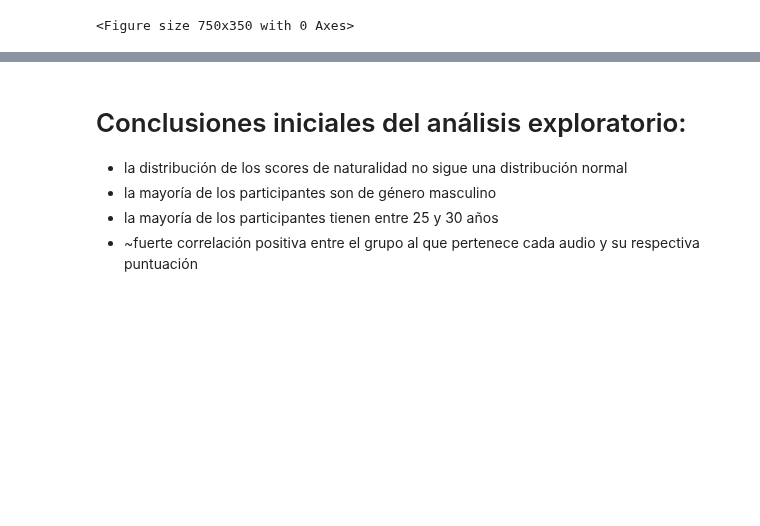
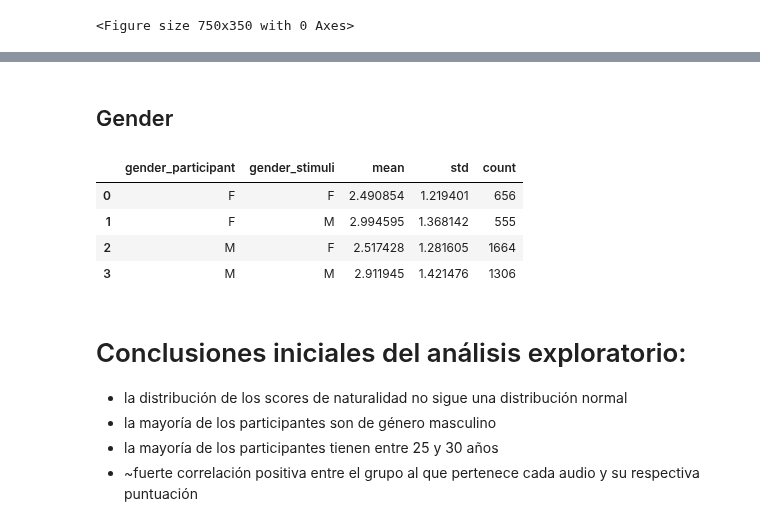
Before and after one commit to asosawelford/tesis, a Jupyter notebook: analysis/exploratory_analysis.ipynb, the cells around one changed output, grey strips where cells are left out. Cells and saved outputs as stored; diff of their text form; code cells hidden in the pictures; blank space fills up the shorter version.

```diff
--- a/analysis/exploratory_analysis.ipynb
+++ b/analysis/exploratory_analysis.ipynb
@@ -537,3 +650,25 @@ Given your dataset involves a continuous rating scale (1 to 5) across different
+# %% [markdown]
+## Gender
+# %%
+import pandas as pd
+
+# Load the data
+df = pd.read_csv('subjective_results_corrected.csv')
+
+# Eliminate responses from participants with "X" or "P" in gender_participant column
+df_filtered = df[~df['gender_participant'].isin(['X', 'P'])]
+
+# Calculate mean and standard deviation of scores
+# Group by gender of participants and gender of stimuli
+grouped_stats = df_filtered.groupby(['gender_participant', 'gender_stimuli'])['score'].agg(['mean', 'std', 'count']).reset_index()
+
+grouped_stats
+# %% [output]
+|  | gender_participant | gender_stimuli | mean | std | count |
+| 0 | F | F | 2.490854 | 1.219401 | 656 |
+| 1 | F | M | 2.994595 | 1.368142 | 555 |
+| 2 | M | F | 2.517428 | 1.281605 | 1664 |
+| 3 | M | M | 2.911945 | 1.421476 | 1306 |
 # %% [markdown]
 # Conclusiones iniciales del análisis exploratorio:
 
```
Also changed, not shown: parts of 32 cells of this notebook, 44 other files.
